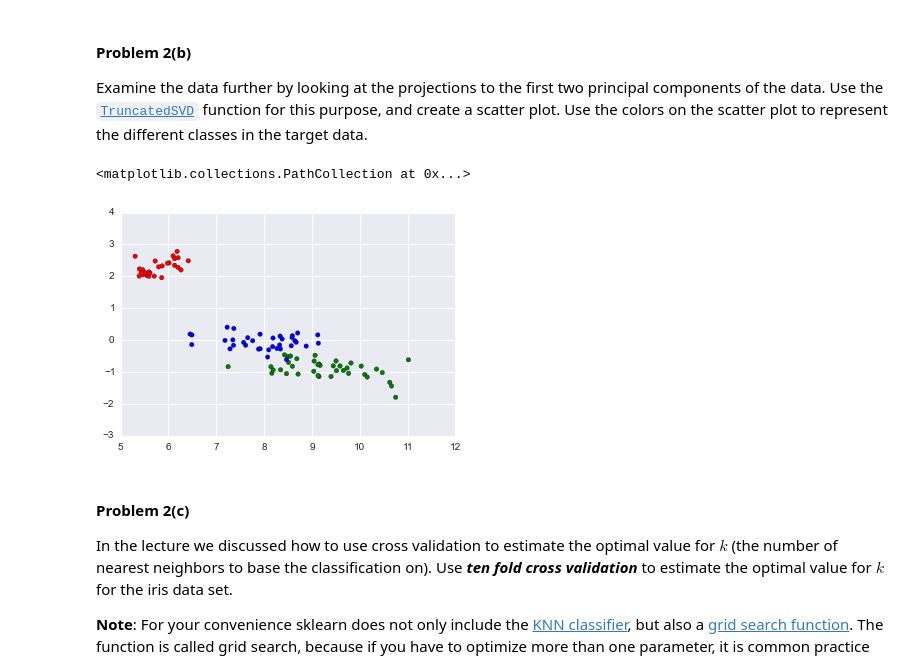
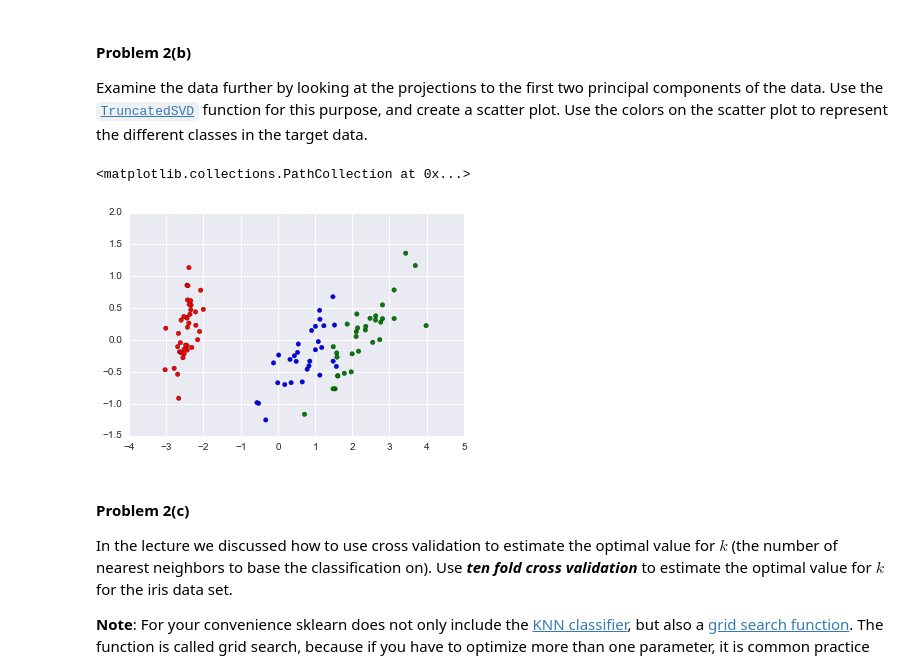
Before and after one commit to kanstantsin/cs109-2014, a Jupyter notebook: homework/HW3.ipynb, the cells around one changed output. Cells and saved outputs as stored; diff of their text form; code cells hidden in the pictures.

```diff
--- a/homework/HW3.ipynb
+++ b/homework/HW3.ipynb
@@ -513,15 +525,15 @@ Examine the data further by looking at the projections to the first two principa
 # %%
 from sklearn.decomposition import TruncatedSVD
 svd = TruncatedSVD(n_components=2)
-transformed_X = svd.fit_transform(xtrain)
+centered_X = xtrain - np.mean(xtrain, axis=0)
+transformed_X = svd.fit_transform(centered_X)
 
 colors = {0:'r', 1:'b', 2:'g'}
 colormap = map(lambda v: colors[v], ytrain)
 plt.scatter(transformed_X[:,0], transformed_X[:,1], c=colormap)
-#transformed_X[:,0]
 # %% [output]
 <matplotlib.collections.PathCollection at 0x...>
-[figure, old version]
+[figure, new version]
 # %% [markdown]
 #### Problem 2(c)
 
```
Also changed, not shown: parts of 40 cells of this notebook.
